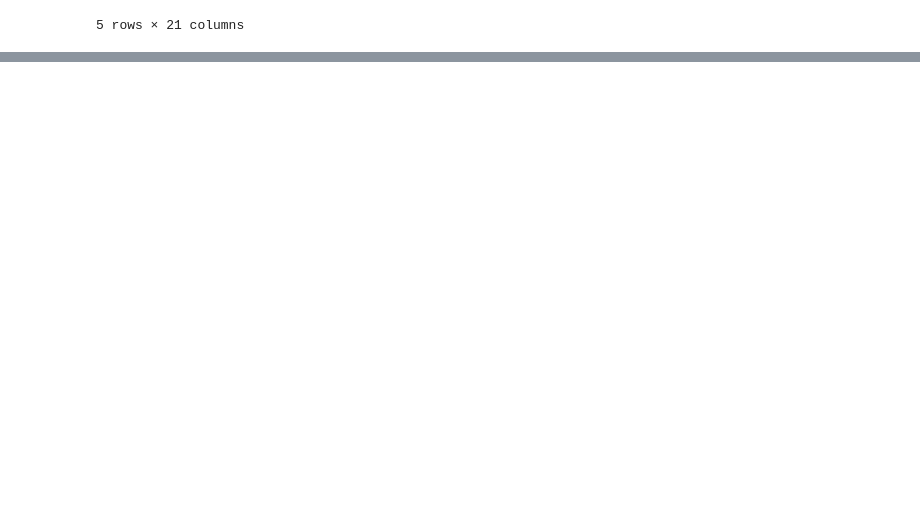
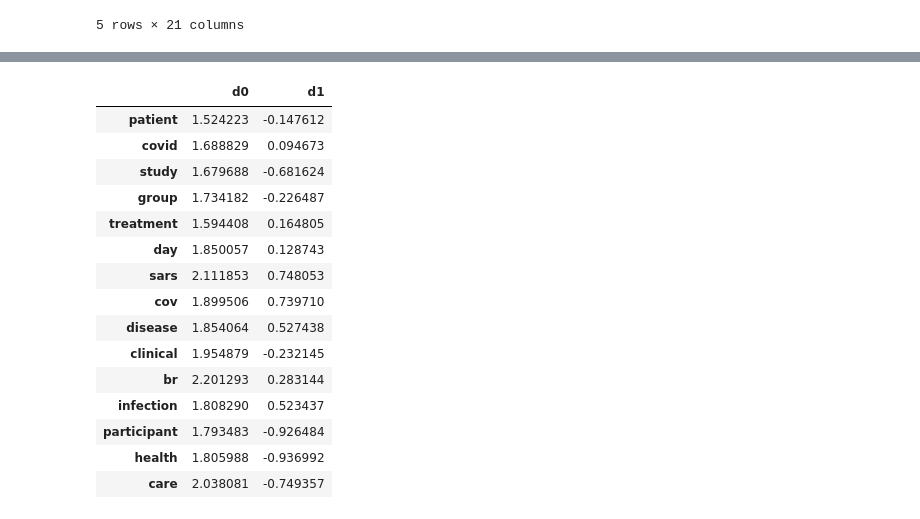
Before and after one commit to UpadhyayShweta/Projects, a Jupyter notebook: Search_Engine.ipynb, the cells around one changed output, grey strips where cells are left out. Cells and saved outputs as stored; diff of their text form; code cells hidden in the pictures; blank space fills up the shorter version.

Commit message:
EDA, model & Plotting of word_emdeddings

```diff
--- a/Search_Engine.ipynb
+++ b/Search_Engine.ipynb
@@ -126,0 +250,5 @@ tokens = [word_tokenize(word) for word in trial_data.Abstract ]
+# %%
+# Loading the model skipgram and fasttext model
+skipgram1 = Word2Vec.load('skipgramx1.bin')
+skipgram = Word2Vec.load('skipgramx11.bin')
+FastText = Word2Vec.load('FastText.bin')
@@ -126,0 +365,8 @@ tokens = [word_tokenize(word) for word in trial_data.Abstract ]
+# %%
+#stroing arrays of all words
+X = skipgram.wv[skipgram.wv.index_to_key]
+
+#applying PCA to convert data into two dimensions
+pca = PCA(n_components=2)                    #applying PCA to convert data into two dimensions
+result = pca.fit_transform(X)
+result
@@ -126,0 +381,23 @@ tokens = [word_tokenize(word) for word in trial_data.Abstract ]
+# %%
+#convert the word embedding array into dataframe with 2 dimensions
+word_embedding = pd.DataFrame(result,columns=['d0', 'd1'])
+word_embedding.index = skipgram.wv.index_to_key
+
+word_embedding.head(15)
+# %% [output]
+|  | d0 | d1 |
+| patient | 1.524223 | -0.147612 |
+| covid | 1.688829 | 0.094673 |
+| study | 1.679688 | -0.681624 |
+| group | 1.734182 | -0.226487 |
+| treatment | 1.594408 | 0.164805 |
+| day | 1.850057 | 0.128743 |
+| sars | 2.111853 | 0.748053 |
+| cov | 1.899506 | 0.739710 |
+| disease | 1.854064 | 0.527438 |
+| clinical | 1.954879 | -0.232145 |
+| br | 2.201293 | 0.283144 |
+| infection | 1.808290 | 0.523437 |
+| participant | 1.793483 | -0.926484 |
+| health | 1.805988 | -0.936992 |
+| care | 2.038081 | -0.749357 |
```
Also changed, not shown: parts of 25 cells of this notebook, 1 other file.
